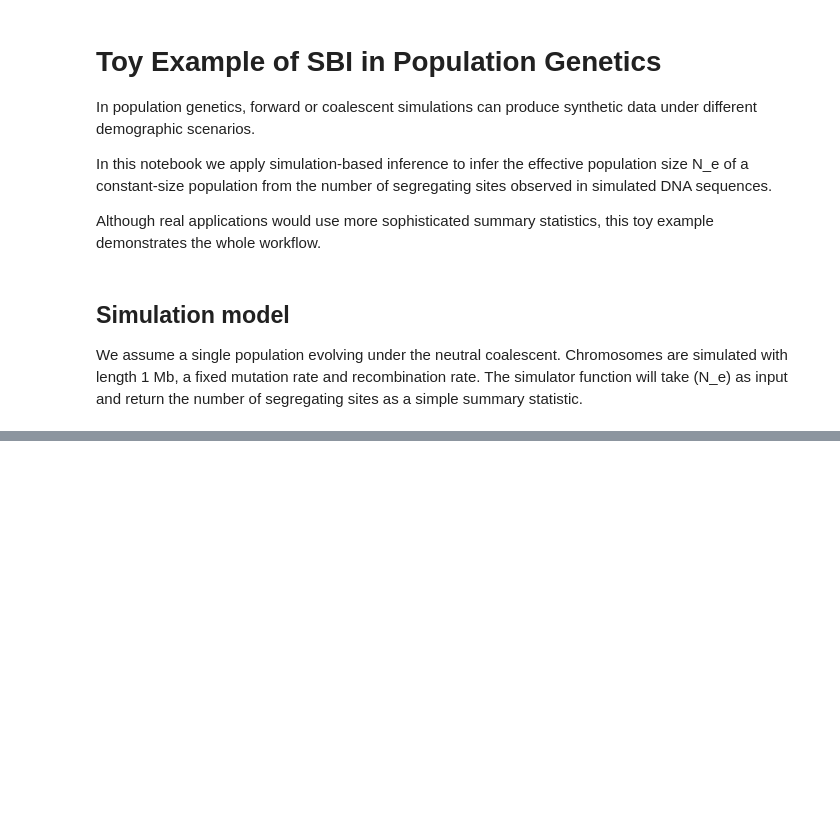
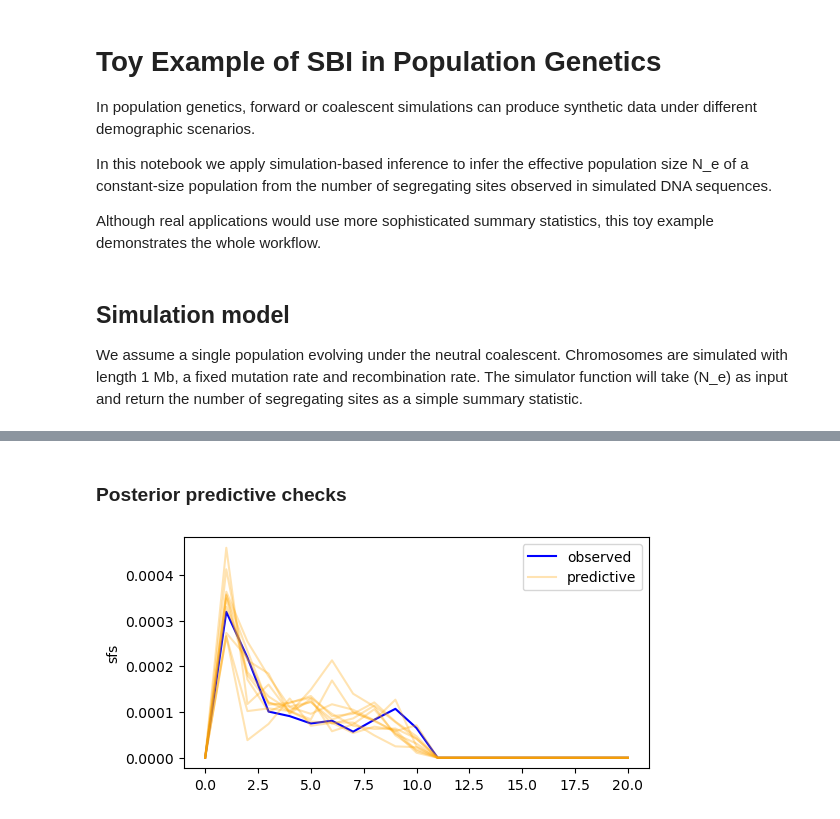
Before and after one commit to ningyuxin1999/SBI-workshop-Legend2025, a Jupyter notebook: notebooks/3_sbi_in_popgen.ipynb, the cells around one changed output, grey strips where cells are left out. Saved outputs shown, nothing was run; the diff lists cells and outputs as text; code cells hidden in the pictures; blank space fills up the shorter version.

```diff
--- a/notebooks/3_sbi_in_popgen.ipynb
+++ b/notebooks/3_sbi_in_popgen.ipynb
@@ -83,0 +79,15 @@ tensor(9014.3701)
+# %% [markdown]
+### Posterior predictive checks
+# %%
+posterior_samples = posterior.sample((10,), x=x_o)
+posterior_predictives = simulator(posterior_samples[:,0], posterior_samples[:,1])
+# %%
+fig, ax = plt.subplots(1, 1, figsize=(6, 3))
+_ = ax.plot(x_o, c='blue')
+for i in range(10):
+    _ = ax.plot(posterior_predictives[i].squeeze(), alpha=0.3, c='orange')
+_ = ax.legend(["observed", "predictive"])
+_ = ax.set_ylabel("sfs")
+_ = plt.show()
+# %% [output]
+[figure, added]
```
Also changed, not shown: parts of 10 cells of this notebook, 1 other file.
